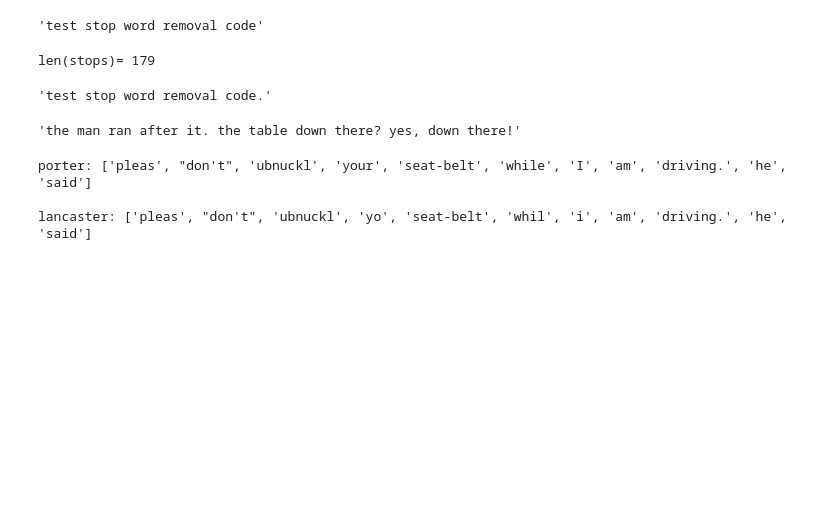
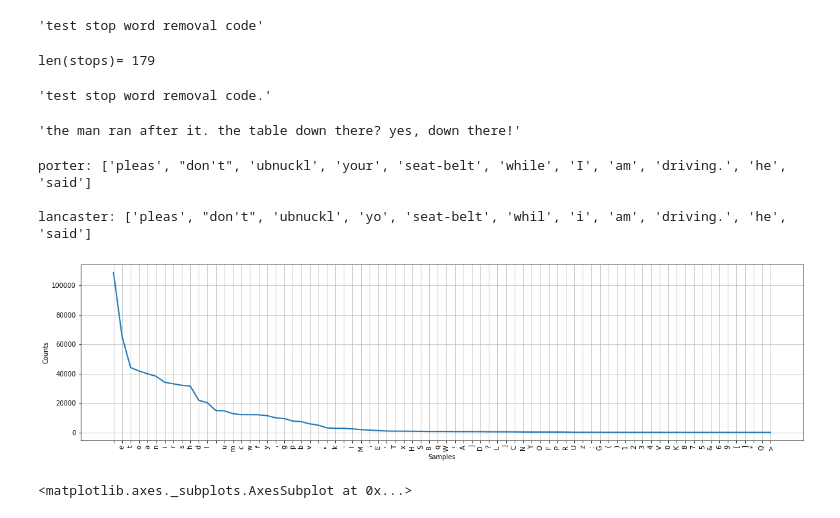
Before and after one commit to saarhaber/NLP, a Jupyter notebook: IntroToClassicNlp.ipynb, the cells around one changed output. Saved outputs shown, nothing was run; the diff lists cells and outputs as text; code cells hidden in the pictures; blank space fills up the shorter version.

```diff
--- a/IntroToClassicNlp.ipynb
+++ b/IntroToClassicNlp.ipynb
@@ -150,3 +150,26 @@ print ("lancaster:", stem_with_lancaster(str.split()))
 porter: ['pleas', "don't", 'ubnuckl', 'your', 'seat-belt', 'while', 'I', 'am', 'driving.', 'he', 'said']
 
 lancaster: ['pleas', "don't", 'ubnuckl', 'yo', 'seat-belt', 'whil', 'i', 'am', 'driving.', 'he', 'said']
+# %%
+#text exploration
+import nltk
+from nltk.corpus import gutenberg
+from nltk.probability import FreqDist
+
+#get raw text from "Sense and Sensibility" by Jane Austen
+raw = gutenberg.raw("austen-sense.txt")
+fd_letters = FreqDist(raw)
+
+words = gutenberg.words("austen-sense.txt")
+fd_words = FreqDist(words)
+sas = nltk.Text(words)
+
+#these 2 lines let us size the freq dist plot
+import matplotlib.pyplot as plt
+plt.figure(figsize=(20,5))
+
+#frequency plt for letters from SAS
+fd_letters.plot(100)
+# %% [output]
+[figure, added]
+<matplotlib.axes._subplots.AxesSubplot at 0x...>
```
Also changed, not shown: parts of 7 cells of this notebook.
